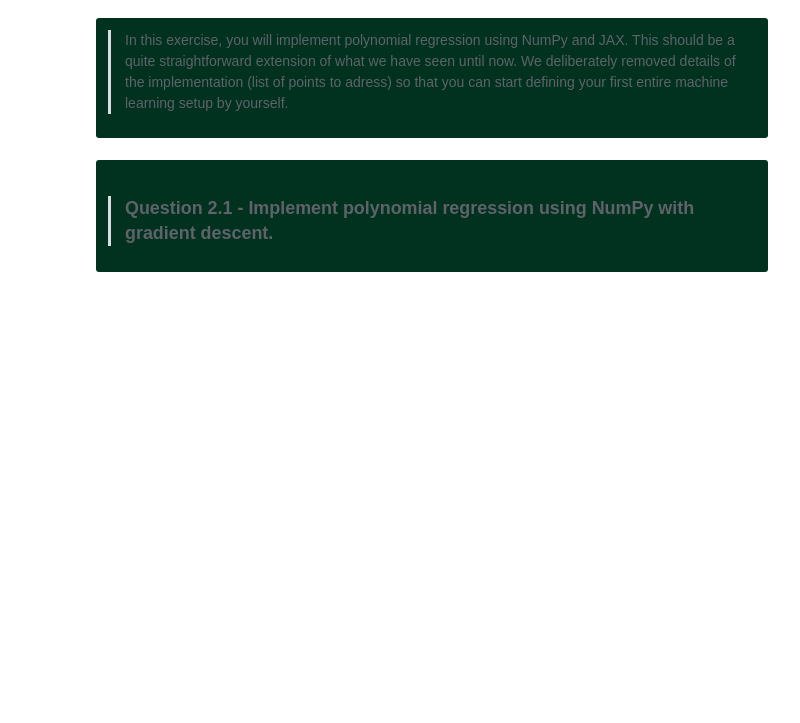
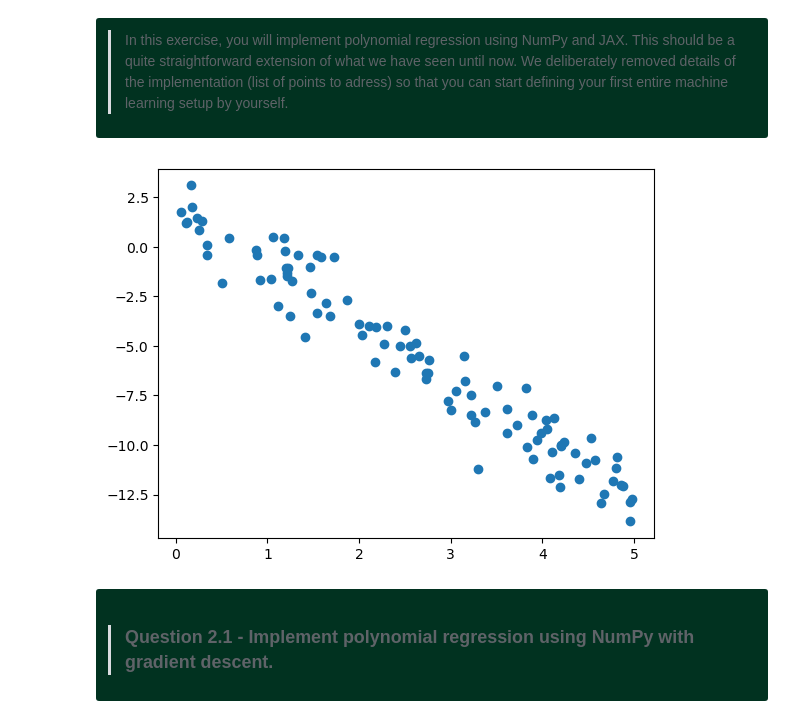
Before and after one commit to nanamaru0203/creative_ml, a Jupyter notebook: 01a_machine_learning.ipynb, the cells around one changed output. Drawn from its saved outputs; the diff is of its cells as text; code cells hidden in the pictures; blank space fills up the shorter version.

```diff
--- a/01a_machine_learning.ipynb
+++ b/01a_machine_learning.ipynb
@@ -746,6 +746,20 @@ According to the figure above, the accuracy of classification is 100% for both i
 > In this exercise, you will implement polynomial regression using NumPy and JAX. This should be a quite straightforward extension of what we have seen until now. We deliberately removed details of the implementation (list of points to adress) so that you can start defining your first entire machine learning setup by yourself.
 
 </div>
+# %%
+# use dataset similar to the above one
+import numpy as np
+true_w0 = 2
+true_w1 = -3
+x = np.random.rand(100) * 5
+y = true_w0 + true_w1 * x + np.random.randn(100)
+# %%
+from matplotlib import pyplot as plt
+
+plt.scatter(x, y)
+plt.show()
+# %% [output]
+[figure, added]
 # %% [markdown]
 <div class="alert alert-success" markdown="1" style="color:white; background-color: #013220; border-color: #03C03C">
 
```
Also changed, not shown: parts of 4 cells of this notebook.
